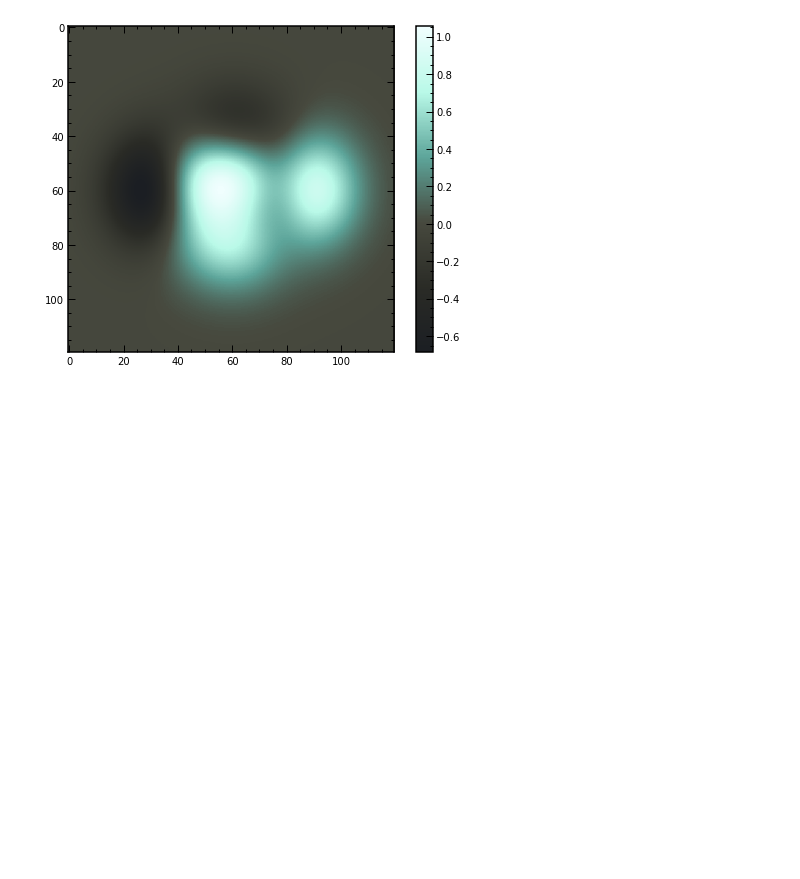
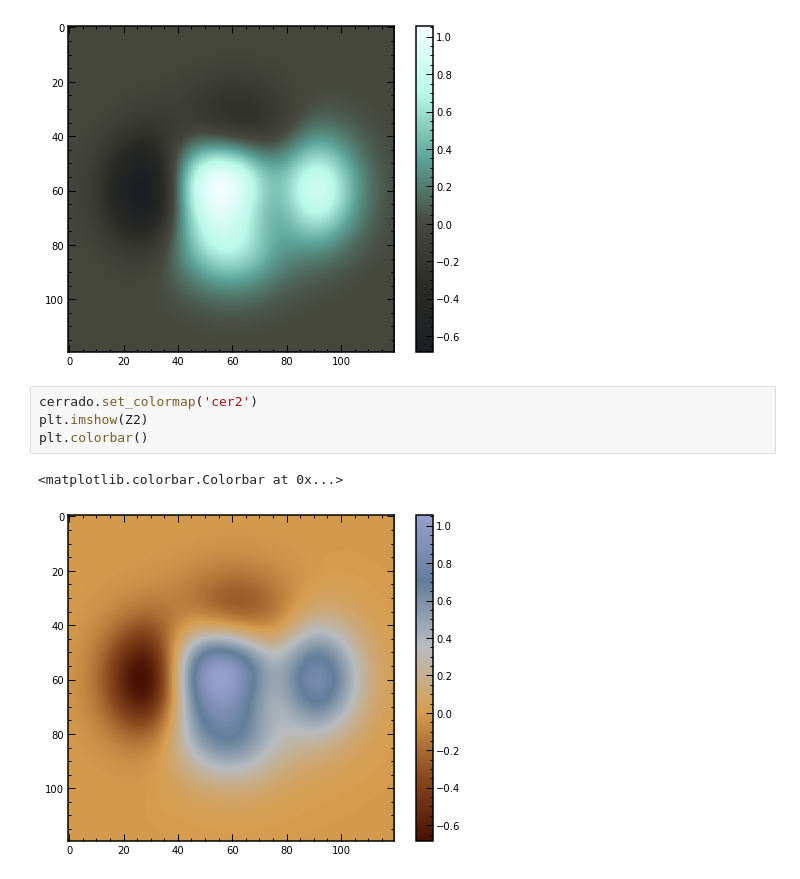
Before and after one commit to gantunesm/cerrado, a Jupyter notebook: notebooks/view_cerrado_colors.ipynb, the cells around one changed output. Cells and saved outputs as stored; diff of their text form; blank space fills up the shorter version.

```diff
--- a/notebooks/view_cerrado_colors.ipynb
+++ b/notebooks/view_cerrado_colors.ipynb
@@ -118,3 +136,10 @@ plt.colorbar()
 # %% [output]
 <matplotlib.colorbar.Colorbar at 0x...>
 [figure]
+# %%
+cerrado.set_colormap('cer2')
+plt.imshow(Z2)
+plt.colorbar()
+# %% [output]
+<matplotlib.colorbar.Colorbar at 0x...>
+[figure, added]
```
Also changed, not shown: parts of 1 cell of this notebook.
